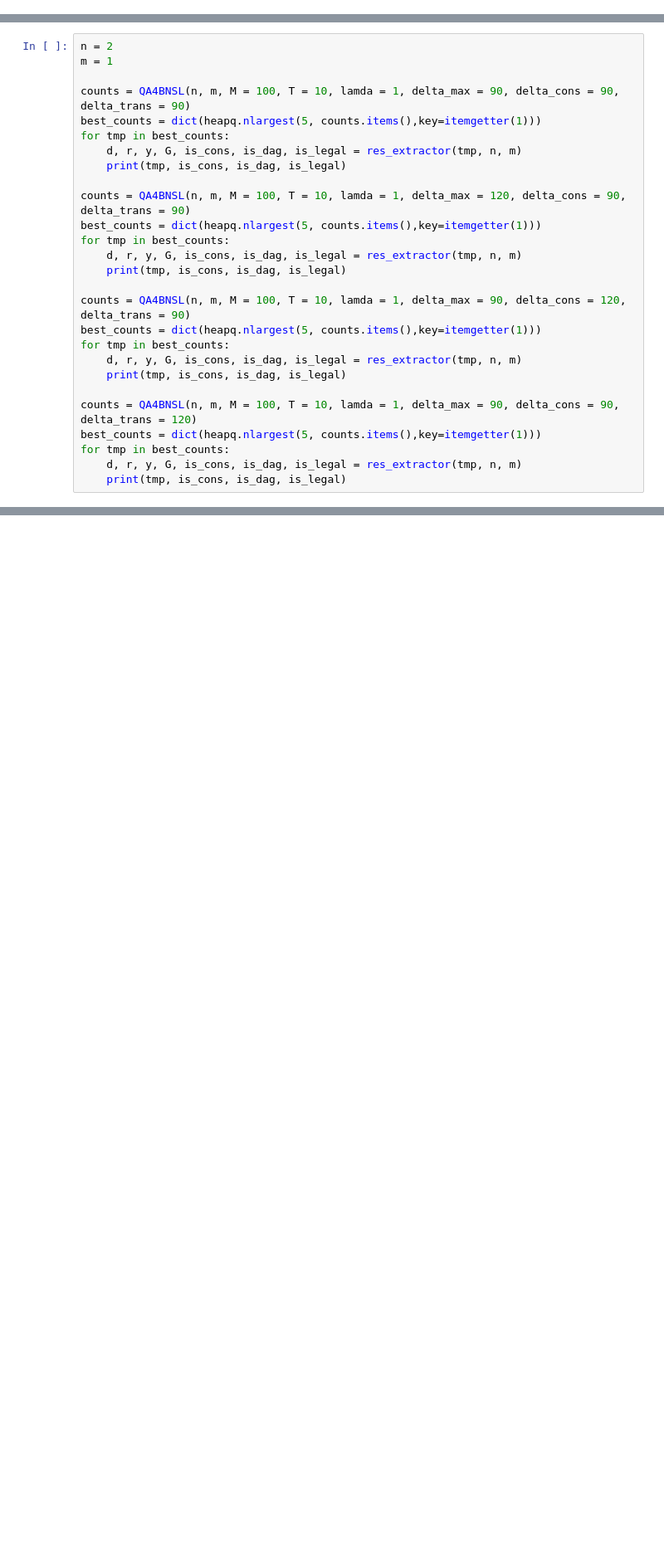
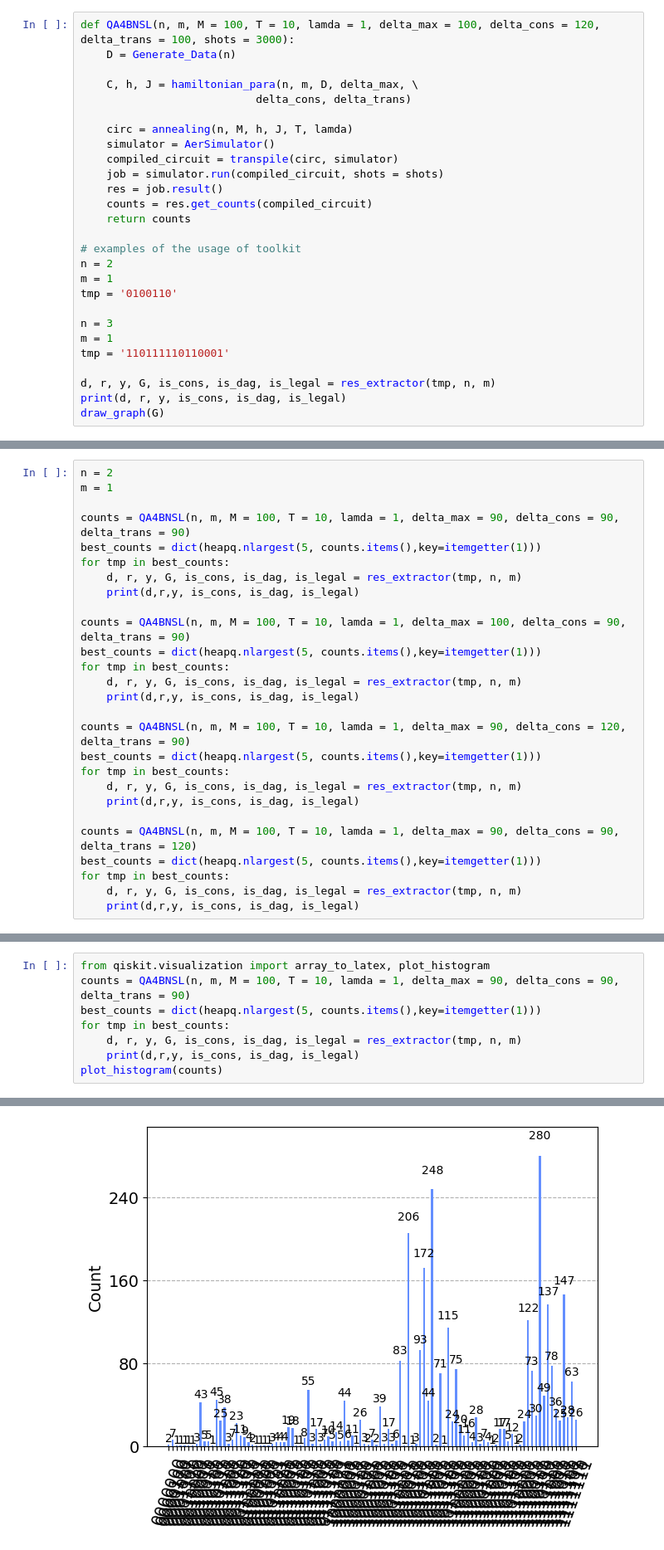
Before and after one commit to zoeabcd/BNSL, a Jupyter notebook: QAOA4BNSL.ipynb, the cells around one changed output, grey strips where cells are left out. Shown: that part at 83% size. Drawn from its saved outputs; the diff is of its cells as text; blank space fills up the shorter version.

```diff
--- a/QAOA4BNSL.ipynb
+++ b/QAOA4BNSL.ipynb
@@ -145,0 +11,27 @@ draw_graph(G)
+# %%
+def QA4BNSL(n, m, M = 100, T = 10, lamda = 1, delta_max = 100, delta_cons = 120, delta_trans = 100, shots = 3000):
+    D = Generate_Data(n)
+
+    C, h, J = hamiltonian_para(n, m, D, delta_max, \
+                           delta_cons, delta_trans)
+
+    circ = annealing(n, M, h, J, T, lamda)
+    simulator = AerSimulator()
+    compiled_circuit = transpile(circ, simulator)
+    job = simulator.run(compiled_circuit, shots = shots)
+    res = job.result()
+    counts = res.get_counts(compiled_circuit)
+    return counts
+
+# examples of the usage of toolkit
+n = 2
+m = 1
+tmp = '0100110'
+
+n = 3
+m = 1
+tmp = '110111110110001'
+
+d, r, y, G, is_cons, is_dag, is_legal = res_extractor(tmp, n, m)
+print(d, r, y, is_cons, is_dag, is_legal)
+draw_graph(G)
@@ -151,23 +49,23 @@ counts = QA4BNSL(n, m, M = 100, T = 10, lamda = 1, delta_max = 90, delta_cons =
 best_counts = dict(heapq.nlargest(5, counts.items(),key=itemgetter(1)))
 for tmp in best_counts:
     d, r, y, G, is_cons, is_dag, is_legal = res_extractor(tmp, n, m)
-    print(tmp, is_cons, is_dag, is_legal)
+    print(d,r,y, is_cons, is_dag, is_legal)
 
-counts = QA4BNSL(n, m, M = 100, T = 10, lamda = 1, delta_max = 120, delta_cons = 90, delta_trans = 90)
+counts = QA4BNSL(n, m, M = 100, T = 10, lamda = 1, delta_max = 100, delta_cons = 90, delta_trans = 90)
 best_counts = dict(heapq.nlargest(5, counts.items(),key=itemgetter(1)))
 for tmp in best_counts:
     d, r, y, G, is_cons, is_dag, is_legal = res_extractor(tmp, n, m)
-    print(tmp, is_cons, is_dag, is_legal)
+    print(d,r,y, is_cons, is_dag, is_legal)
 
 counts = QA4BNSL(n, m, M = 100, T = 10, lamda = 1, delta_max = 90, delta_cons = 120, delta_trans = 90)
 best_counts = dict(heapq.nlargest(5, counts.items(),key=itemgetter(1)))
 for tmp in best_counts:
     d, r, y, G, is_cons, is_dag, is_legal = res_extractor(tmp, n, m)
-    print(tmp, is_cons, is_dag, is_legal)
+    print(d,r,y, is_cons, is_dag, is_legal)
 
 counts = QA4BNSL(n, m, M = 100, T = 10, lamda = 1, delta_max = 90, delta_cons = 90, delta_trans = 120)
 best_counts = dict(heapq.nlargest(5, counts.items(),key=itemgetter(1)))
 for tmp in best_counts:
     d, r, y, G, is_cons, is_dag, is_legal = res_extractor(tmp, n, m)
-    print(tmp, is_cons, is_dag, is_legal)
+    print(d,r,y, is_cons, is_dag, is_legal)
 # %% [output]
@@ -195,0 +120,9 @@ Brute force results: {'0100110': 208.42540327923786, '0001001': 208.832949553549
+# %%
+from qiskit.visualization import array_to_latex, plot_histogram
+counts = QA4BNSL(n, m, M = 100, T = 10, lamda = 1, delta_max = 90, delta_cons = 90, delta_trans = 90)
+best_counts = dict(heapq.nlargest(5, counts.items(),key=itemgetter(1)))
+for tmp in best_counts:
+    d, r, y, G, is_cons, is_dag, is_legal = res_extractor(tmp, n, m)
+    print(d,r,y, is_cons, is_dag, is_legal)
+plot_histogram(counts)
+# %% [output]
@@ -195,0 +141 @@ Brute force results: {'0100110': 208.42540327923786, '0001001': 208.832949553549
+[figure, added]
```
Also changed, not shown: parts of 11 cells of this notebook, 2 other files.
